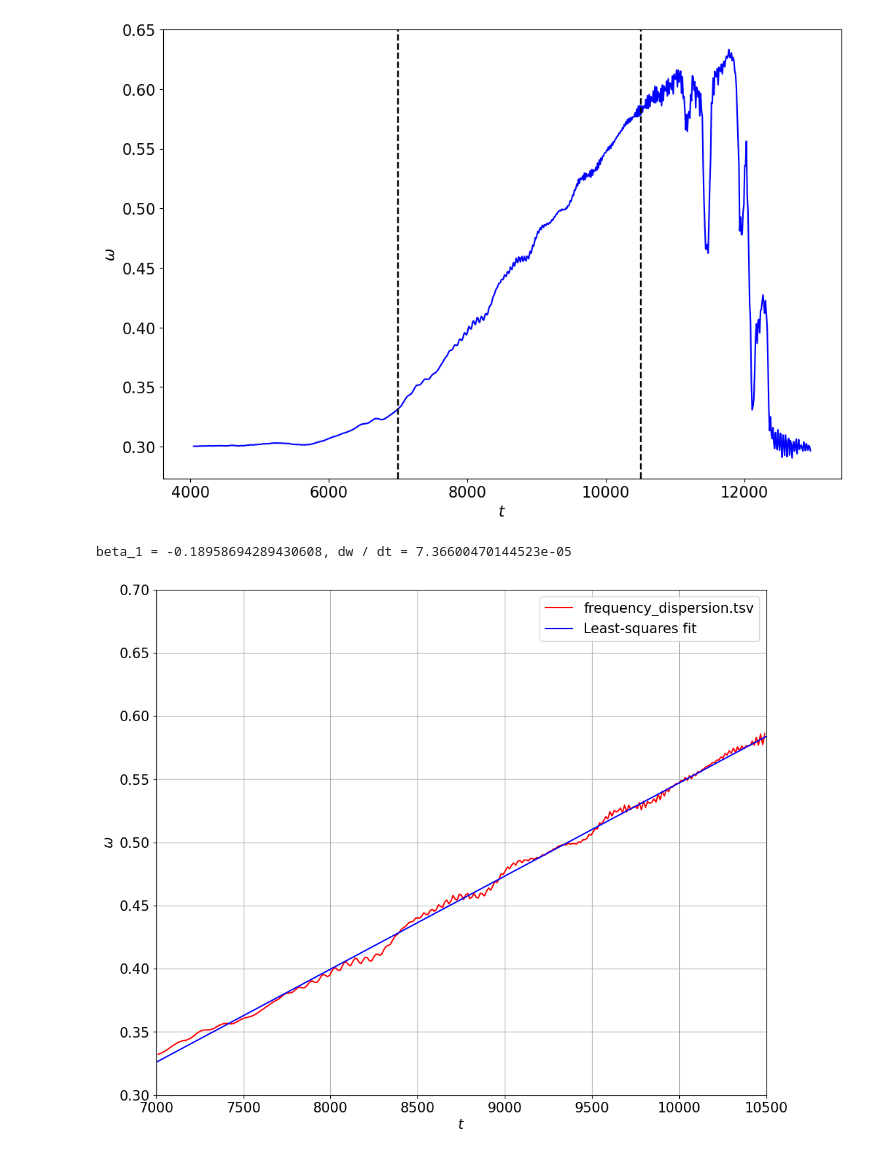
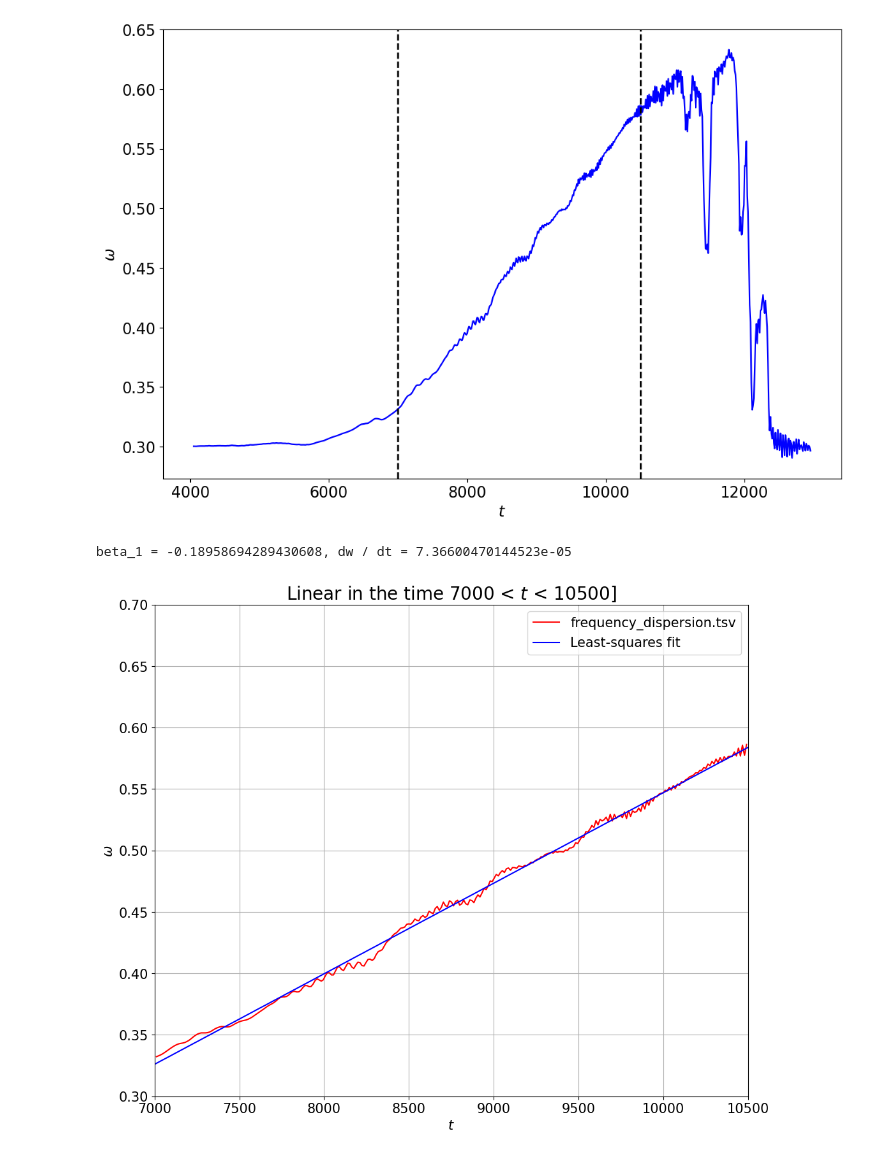
Before and after one commit to La-Folia/Numerical-Analysis, a Jupyter notebook: Linear_Algebra_Eigensystems/Homework4_1_Linear_Regression.ipynb, the cells around one changed output. Saved outputs shown, nothing was run; the diff lists cells and outputs as text; code cells hidden in the pictures.

```diff
--- a/Linear_Algebra_Eigensystems/Homework4_1_Linear_Regression.ipynb
+++ b/Linear_Algebra_Eigensystems/Homework4_1_Linear_Regression.ipynb
@@ -53,8 +53,6 @@ df = pd.read_csv('frequency_dispersion.tsv', sep = '\t')
 is_min = df['time'] > 7000
 is_max = df['time'] < 10500
 df = df[is_min & is_max]
-
-
 
 
 
@@ -70,31 +68,32 @@ X = np.vstack([
 Y = yi
 
 # find least-squares solution
 b1, b2 = least_squares(X, Y)
 print(f"""
 beta_1 = {b1}, dw / dt = {b2}
 """)
 
 
 # draw
 plt.figure(figsize=[12, 10])
 ax = plt.subplot()
 
 plt.plot(xi, yi, "-r", markeredgecolor="k",
          label="frequency_dispersion.tsv")
 
 xs = np.linspace(7000, 10500, 100)
 ys = b1 + b2*xs
 plt.plot(xs, ys, "-b", label="Least-squares fit")
 
+plt.title('Linear in the time 7000 < $t$ < 10500]',fontsize = 20)
 plt.xlim([7000, 10500])
 plt.ylim([0.30, 0.7])
 plt.grid()
 plt.legend()
 plt.xlabel("$t$")
 plt.ylabel("$\omega$")
 
 plt.show()
 # %% [output]
 beta_1 = -0.18958694289430608, dw / dt = 7.36600470144523e-05
-[figure, old version]
+[figure, new version]
```
Also changed, not shown: 3 other files.
